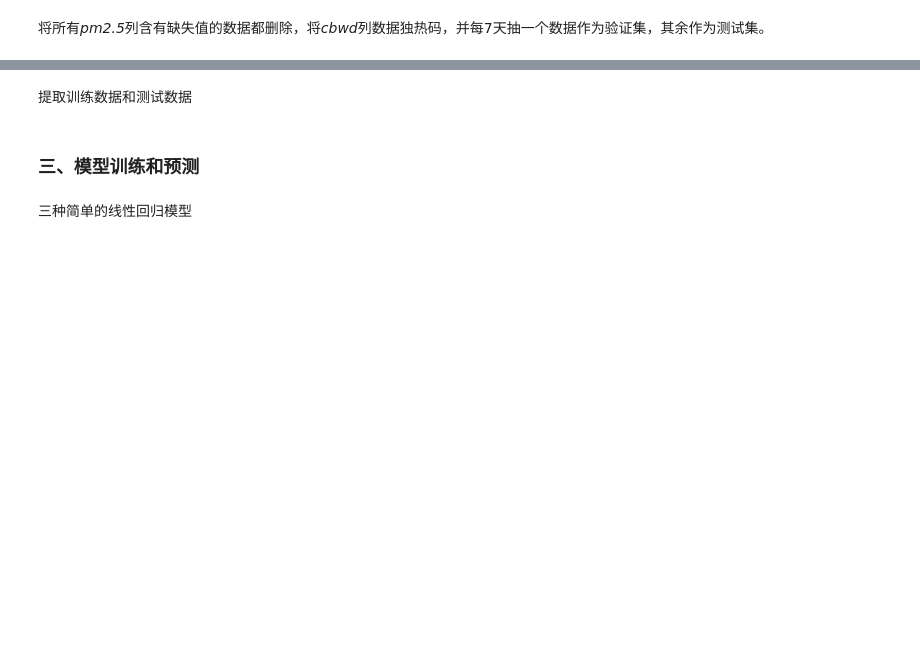
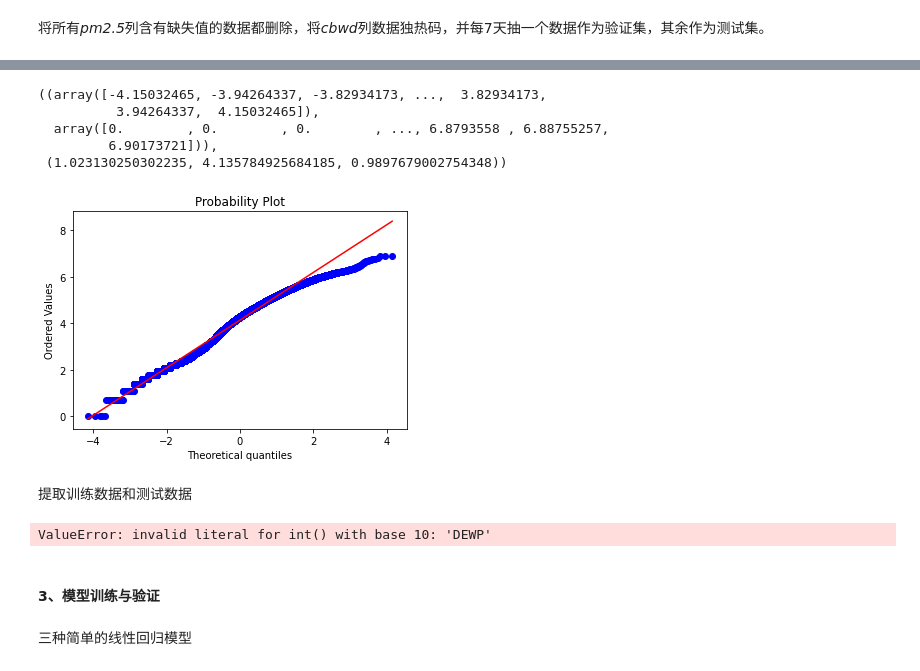
Before and after one commit to Lynchrocket/2022Spring-MA234-Intro_to_Big_Data_Analysis, a Jupyter notebook: project.ipynb, the cells around one changed output, grey strips where cells are left out. Drawn from its saved outputs; the diff is of its cells as text; code cells hidden in the pictures; blank space fills up the shorter version.

```diff
--- a/project.ipynb
+++ b/project.ipynb
@@ -47,3 +96,13 @@ no_nan_df['grade'] = no_nan_df['pm2.5'].apply(lambda x: 'low' if x<=35 else ('mi
+# %%
+plt.figure()
+stats.probplot(no_nan_df['pm2.5_log'], plot=plt)
+# %% [output]
+((array([-4.15032465, -3.94264337, -3.82934173, ...,  3.82934173,
+          3.94264337,  4.15032465]),
+  array([0.        , 0.        , 0.        , ..., 6.8793558 , 6.88755257,
+         6.90173721])),
+ (1.023130250302235, 4.135784925684185, 0.9897679002754348))
+[figure, added]
 # %% [markdown]
 提取训练数据和测试数据
 # %%
@@ -70,10 +129,13 @@ while yy <= 2014:
 train_df = no_nan_df.append(test_df).append(test_df)
 train_df = train_df.drop_duplicates(keep=False)
 
-X_train, X_test = train_df.iloc[:, 6:16], test_df.iloc[:, 6:16]
-y_train, y_test = train_df.iloc[:, 5], test_df.iloc[:, 5]
+x_var = ['DEWP','TEMP','PRES','Iws','Is','Ir','NE','NW','SE','cv']
+X_train, X_test = train_df.iloc[x_var], test_df.iloc[x_var]
+y_train, y_test = train_df.iloc[['pm2.5_log']], test_df.iloc[['pm2.5_log']]
+# %% [output]
+ValueError: invalid literal for int() with base 10: 'DEWP'
-# %% [markdown]
-### 三、模型训练和预测
+# %% [markdown]
+#### 3、模型训练与验证
 # %% [markdown]
 三种简单的线性回归模型
 # %%
```
Also changed, not shown: parts of 67 cells of this notebook.
